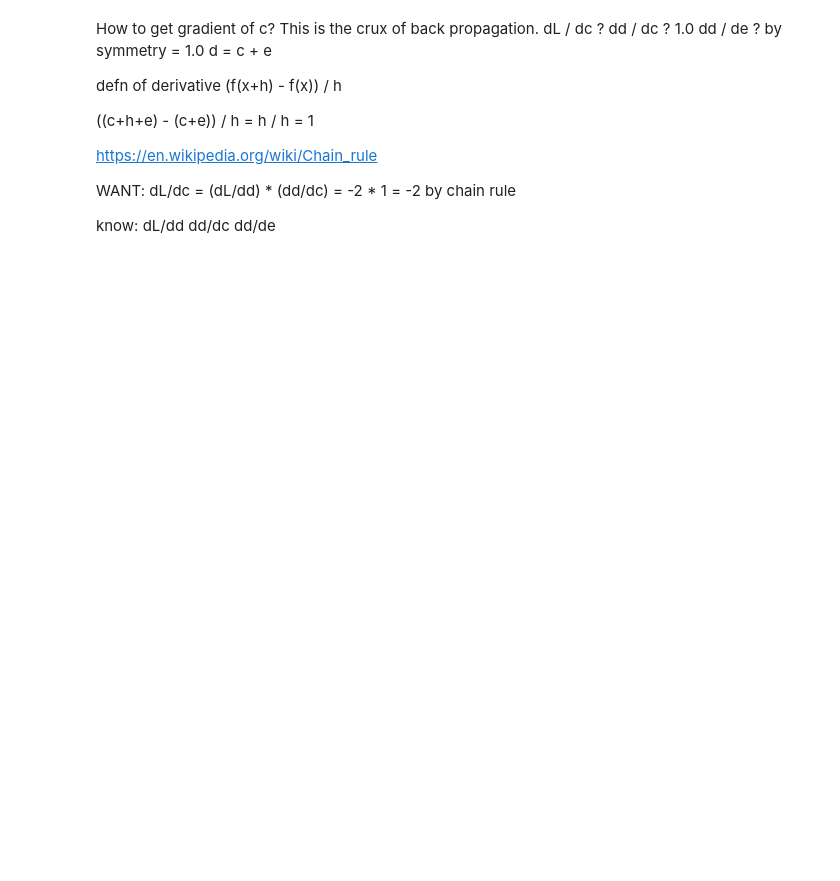
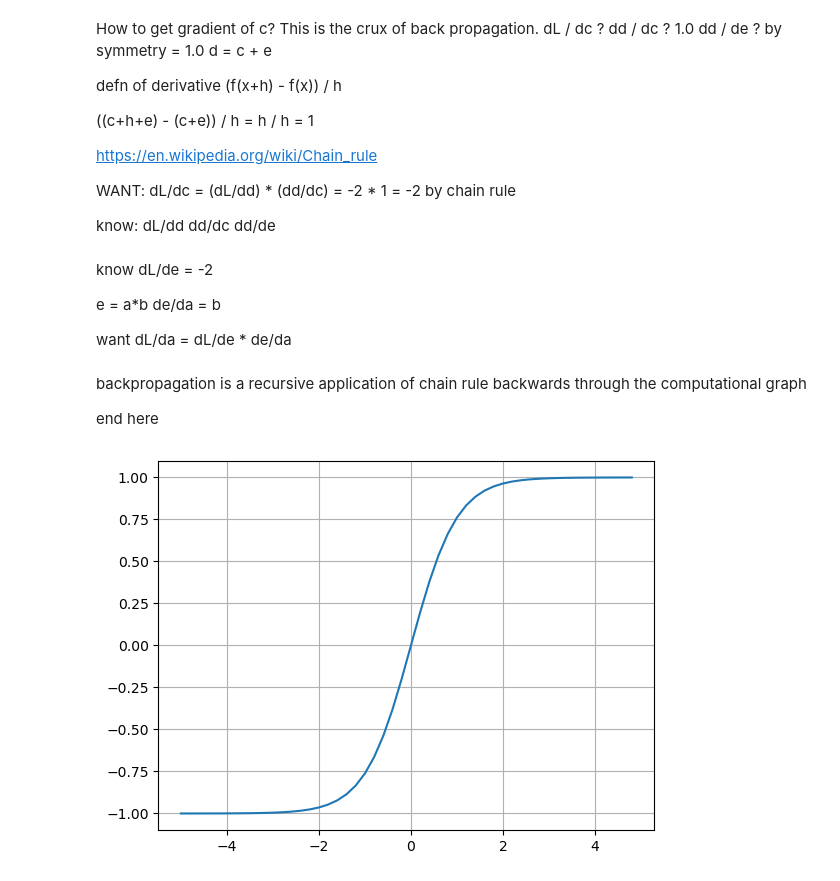
Before and after one commit to mattheweallen/NeuralNetworksZeroToHero, a Jupyter notebook: micrograd_from_scratch.ipynb, the cells around one changed output. Cells and saved outputs as stored; diff of their text form; code cells hidden in the pictures; blank space fills up the shorter version.

```diff
--- a/micrograd_from_scratch.ipynb
+++ b/micrograd_from_scratch.ipynb
@@ -248,0 +282,7 @@ e.grad = -2.0
+# %% [markdown]
+know dL/de = -2
+
+e = a*b
+de/da = b
+
+want dL/da = dL/de * de/da
@@ -248,0 +293,8 @@ e.grad = -2.0
+# %% [markdown]
+backpropagation is a recursive application of chain rule backwards through the computational graph
+
+end here
+# %%
+plt.plot(np.arange(-5,5,0.2), np.tanh(np.arange(-5,5,0.2))); plt.grid();
+# %% [output]
+[figure, added]
```
Also changed, not shown: parts of 18 cells of this notebook.
